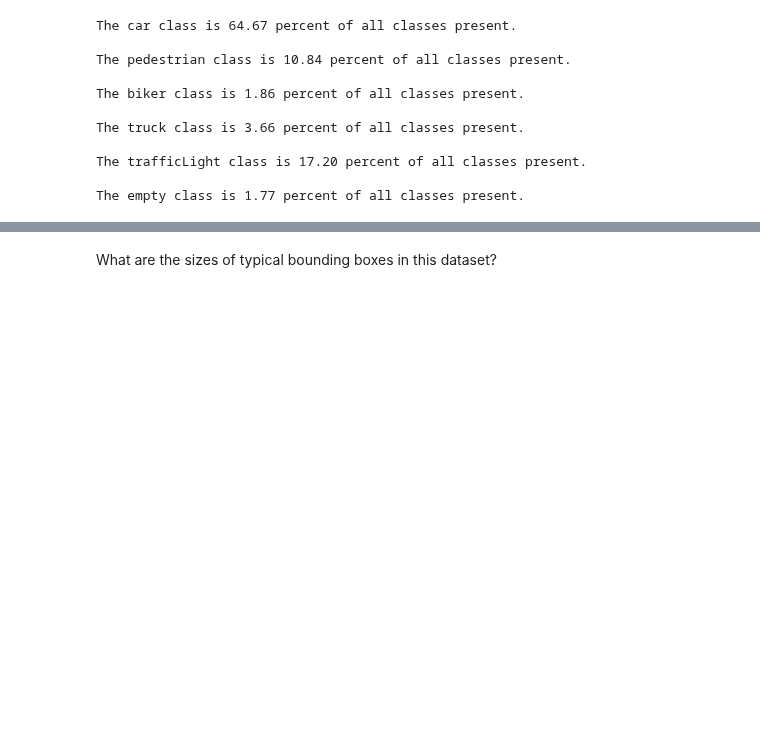
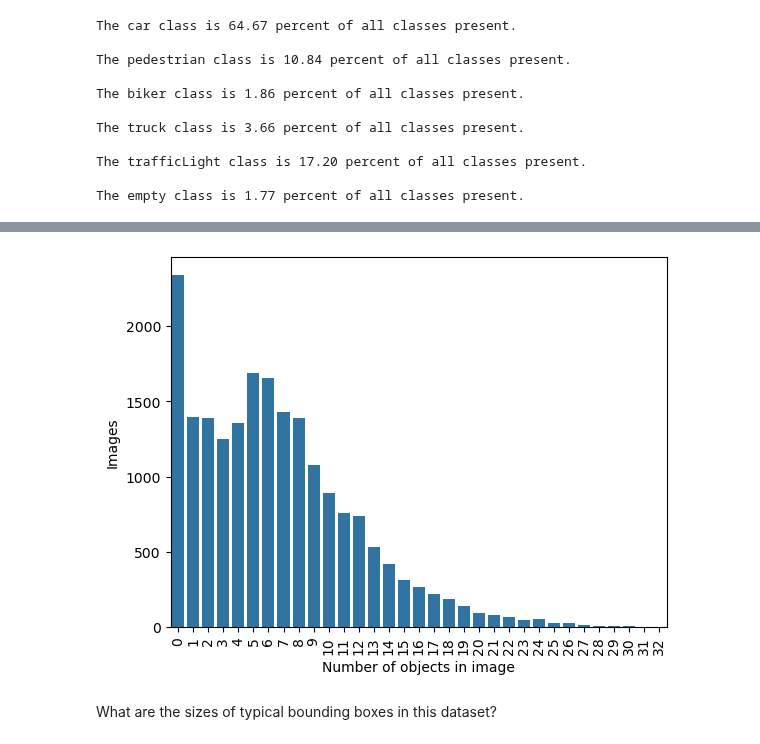
Before and after one commit to ElliotBlackstone/automotive-ssd-object-detection, a Jupyter notebook: EDA_car.ipynb, the cells around one changed output, grey strips where cells are left out. Cells and saved outputs as stored; diff of their text form; code cells hidden in the pictures; blank space fills up the shorter version.

```diff
--- a/EDA_car.ipynb
+++ b/EDA_car.ipynb
@@ -83,0 +86,5 @@ The empty class is 1.77 percent of all classes present.
+# %%
+df_obj_count = pd.DataFrame({"num_objects": np.concatenate((df[df['class'] != 'empty']['filename'].value_counts().to_numpy(),
+                                                            np.zeros(len(df[df['class'] == 'empty']),dtype=int)))})
+
+df_obj_count['num_objects'].describe()
@@ -84,3 +101,13 @@ The empty class is 1.77 percent of all classes present.
+# %%
+ax = sns.countplot(x=df_obj_count['num_objects'])
+
+plt.xlabel("Number of objects in image")
+plt.ylabel("Images")
+plt.xticks(rotation=90)
+
+plt.show()
+# %% [output]
+[figure, added]
 # %% [markdown]
 What are the sizes of typical bounding boxes in this dataset?
 # %%
```
Also changed, not shown: parts of 5 cells of this notebook, 2 other files.
